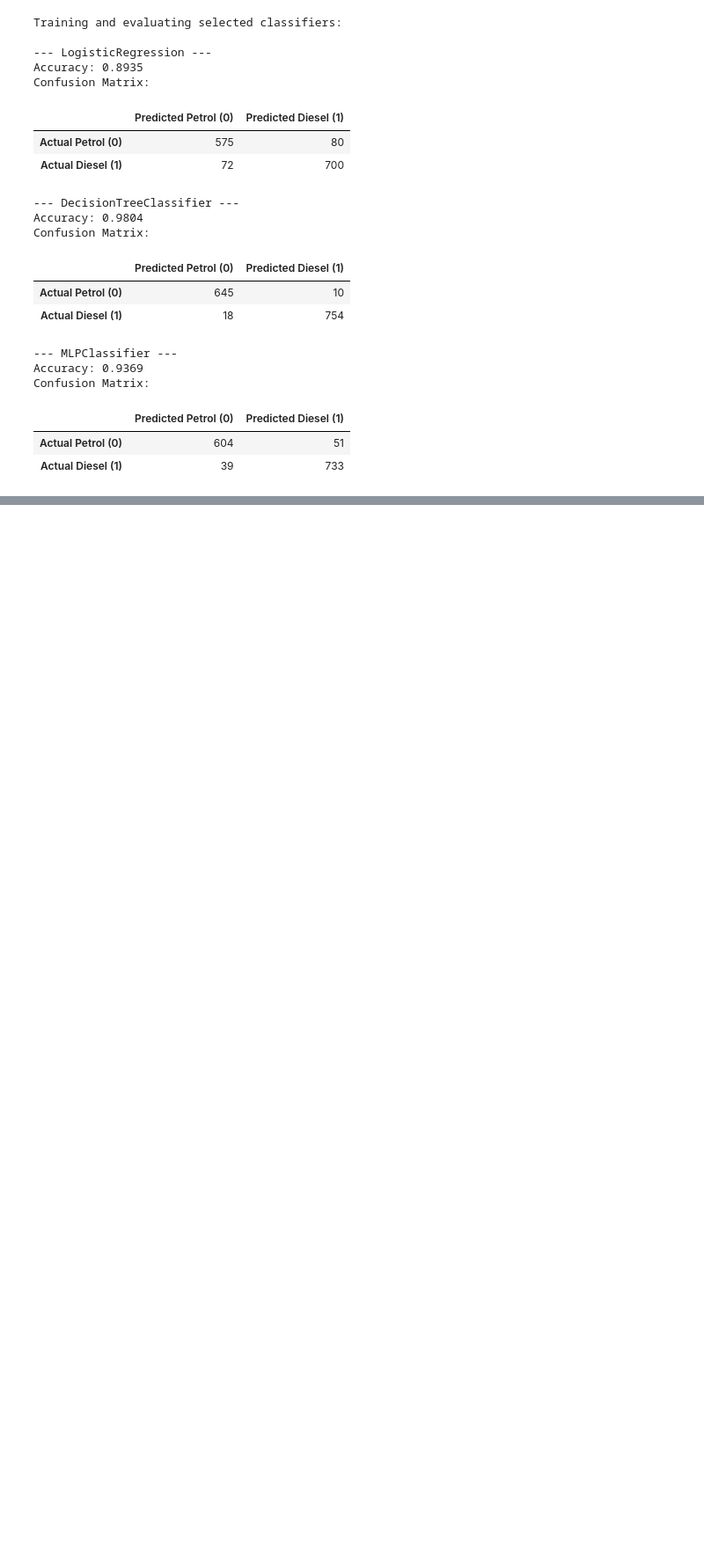
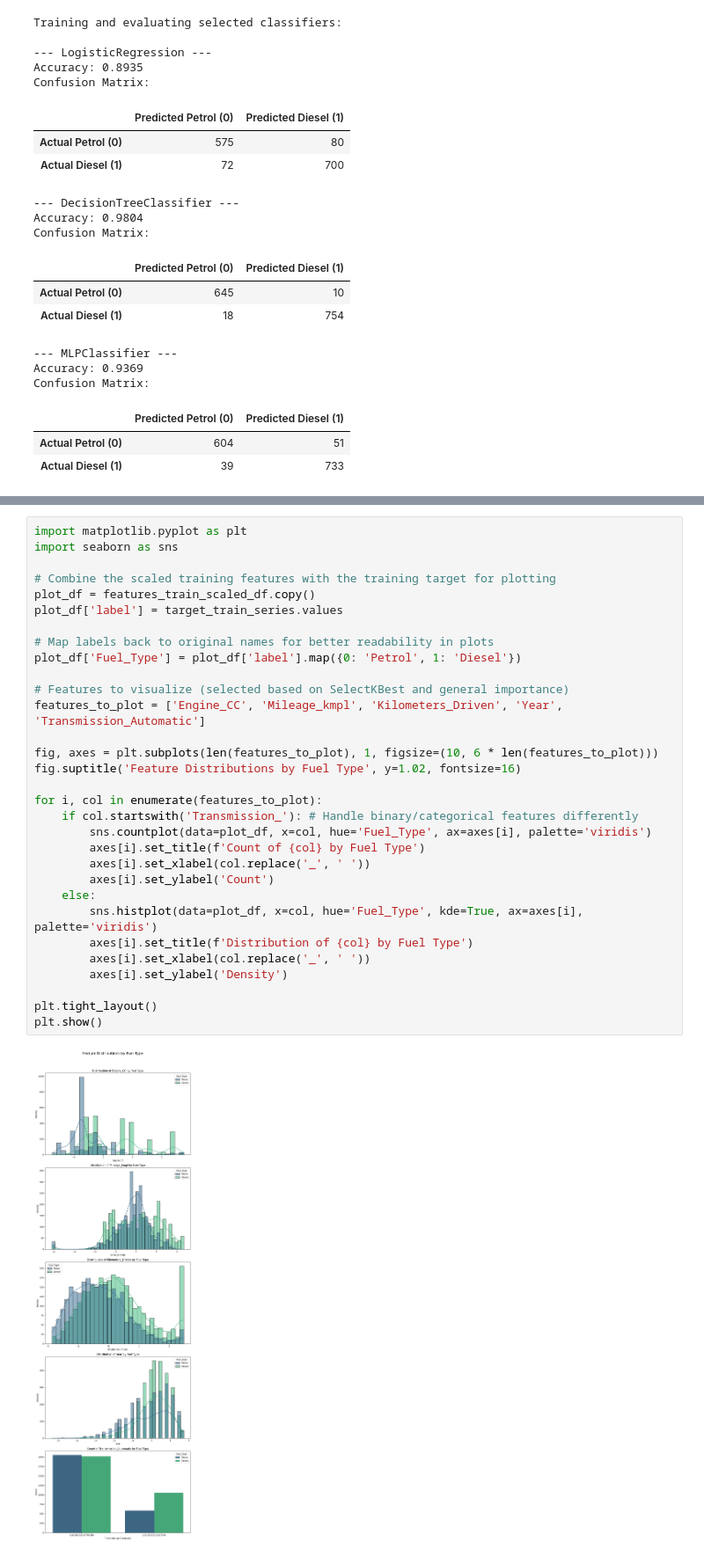
Before and after one commit to AnnabelleMcSharry/AI-ML-Car-Data, a Jupyter notebook: Task1.ipynb, the cells around one changed output, grey strips where cells are left out. Shown at 88% size. Drawn from its saved outputs; the diff is of its cells as text; blank space fills up the shorter version.

```diff
--- a/Task1.ipynb
+++ b/Task1.ipynb
@@ -669,0 +745,33 @@ Confusion Matrix:
+# %%
+import matplotlib.pyplot as plt
+import seaborn as sns
+
+# Combine the scaled training features with the training target for plotting
+plot_df = features_train_scaled_df.copy()
+plot_df['label'] = target_train_series.values
+
+# Map labels back to original names for better readability in plots
+plot_df['Fuel_Type'] = plot_df['label'].map({0: 'Petrol', 1: 'Diesel'})
+
+# Features to visualize (selected based on SelectKBest and general importance)
+features_to_plot = ['Engine_CC', 'Mileage_kmpl', 'Kilometers_Driven', 'Year', 'Transmission_Automatic']
+
+fig, axes = plt.subplots(len(features_to_plot), 1, figsize=(10, 6 * len(features_to_plot)))
+fig.suptitle('Feature Distributions by Fuel Type', y=1.02, fontsize=16)
+
+for i, col in enumerate(features_to_plot):
+    if col.startswith('Transmission_'): # Handle binary/categorical features differently
+        sns.countplot(data=plot_df, x=col, hue='Fuel_Type', ax=axes[i], palette='viridis')
+        axes[i].set_title(f'Count of {col} by Fuel Type')
+        axes[i].set_xlabel(col.replace('_', ' '))
+        axes[i].set_ylabel('Count')
+    else:
+        sns.histplot(data=plot_df, x=col, hue='Fuel_Type', kde=True, ax=axes[i], palette='viridis')
+        axes[i].set_title(f'Distribution of {col} by Fuel Type')
+        axes[i].set_xlabel(col.replace('_', ' '))
+        axes[i].set_ylabel('Density')
+
+plt.tight_layout()
+plt.show()
+# %% [output]
+[figure, added]
```
Also changed, not shown: parts of 8 cells of this notebook.
